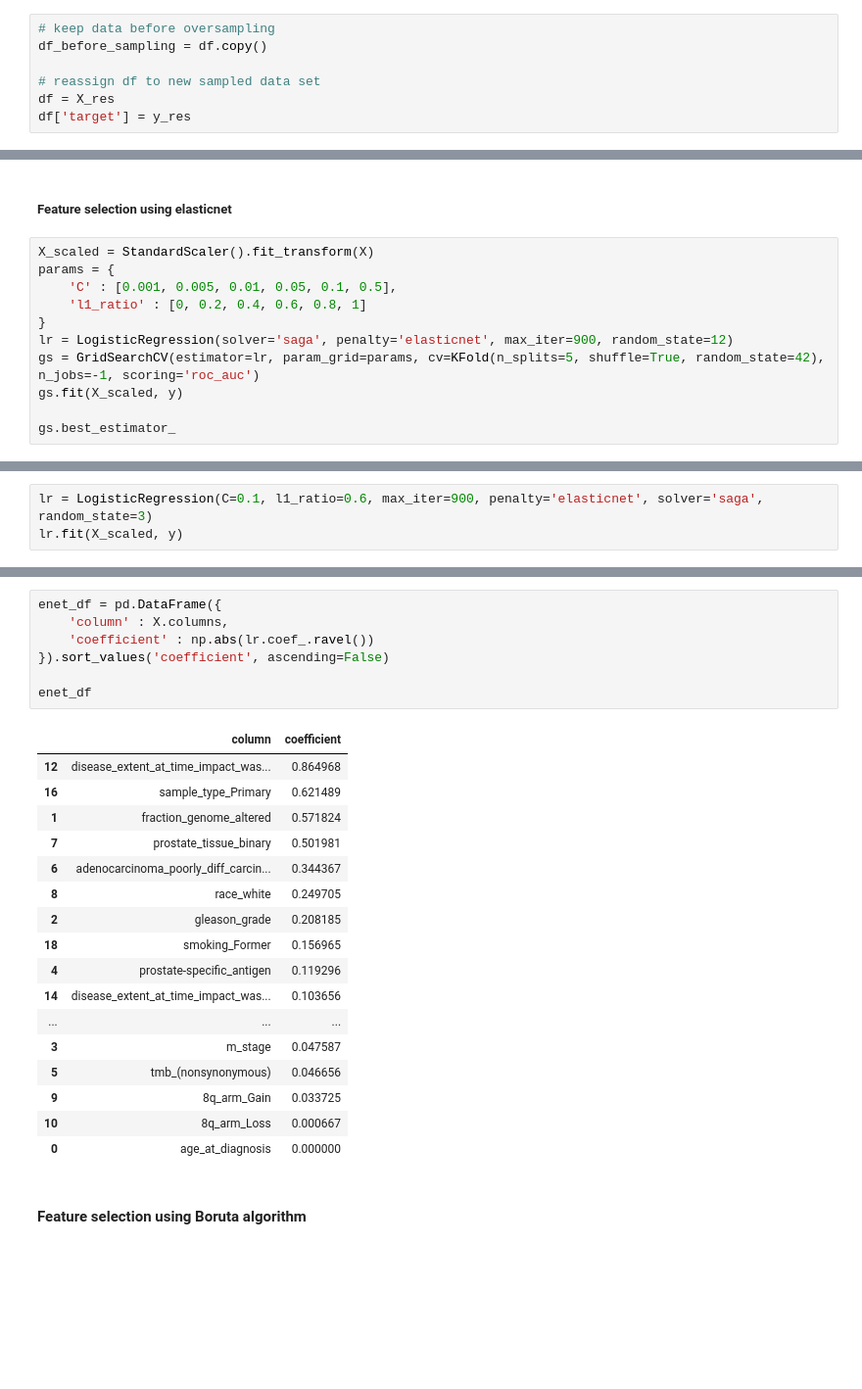
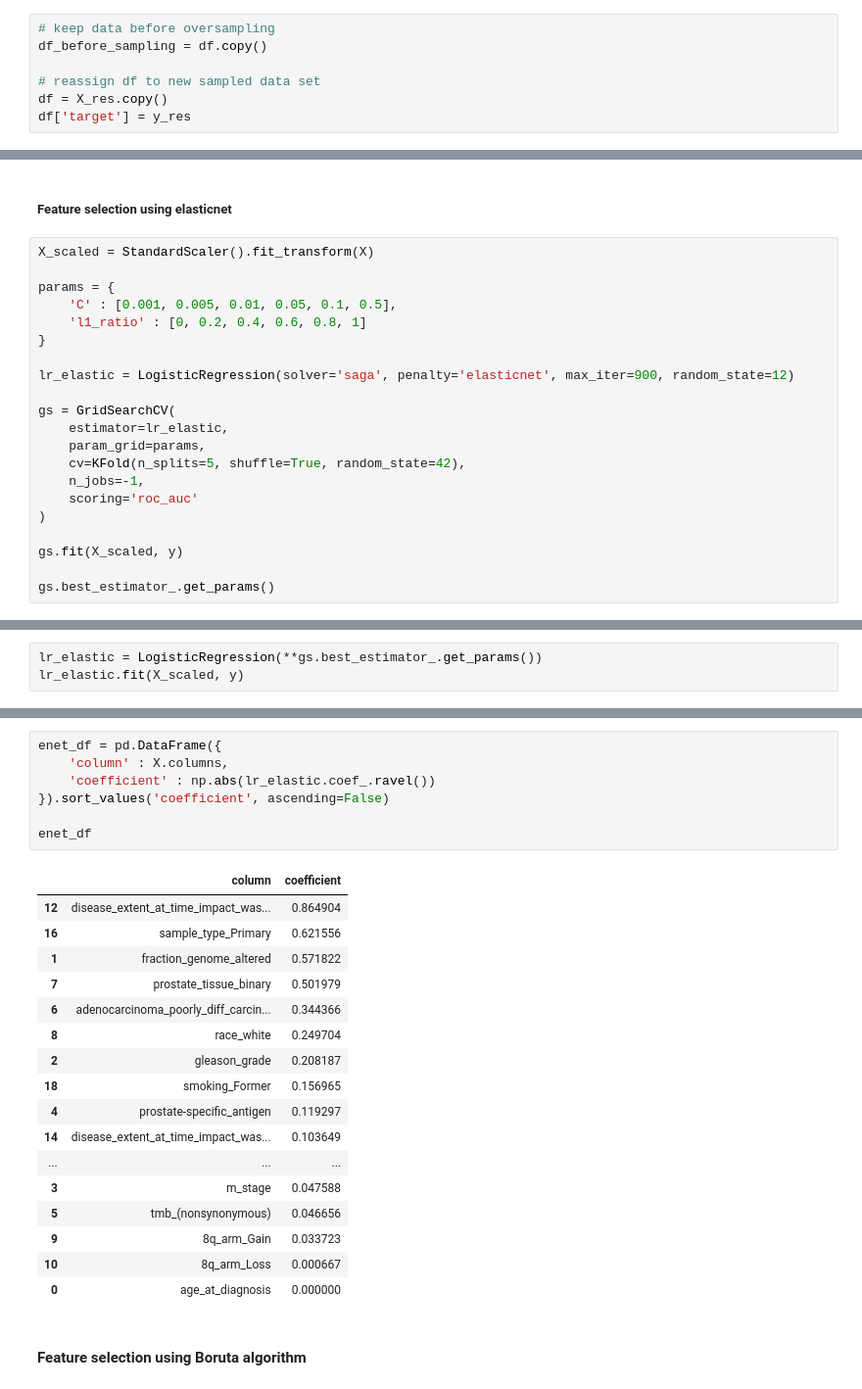
Before and after one commit to flemm0/Prca_patient_outcome_prediction, a Jupyter notebook: README.ipynb, the cells around one changed output, grey strips where cells are left out. Shown at 98% size. Saved outputs shown, nothing was run; the diff lists cells and outputs as text; blank space fills up the shorter version.

```diff
--- a/README.ipynb
+++ b/README.ipynb
@@ -275,7 +277,7 @@ X_res, y_res = sm.fit_resample(df.loc[:, df.columns != 'patients_vital_status'].
 df_before_sampling = df.copy()
 
 # reassign df to new sampled data set
-df = X_res
+df = X_res.copy()
 df['target'] = y_res
 # %%
 fig, ax = plt.subplots(figsize=(10,7))
@@ -621,13 +647,23 @@ Below, I test different regularization method and regularization strengths and e
 ##### Feature selection using elasticnet
 # %%
 X_scaled = StandardScaler().fit_transform(X)
+
 params = {
     'C' : [0.001, 0.005, 0.01, 0.05, 0.1, 0.5],
     'l1_ratio' : [0, 0.2, 0.4, 0.6, 0.8, 1]
 }
-lr = LogisticRegression(solver='saga', penalty='elasticnet', max_iter=900, random_state=12)
-gs = GridSearchCV(estimator=lr, param_grid=params, cv=KFold(n_splits=5, shuffle=True, random_state=42), n_jobs=-1, scoring='roc_auc')
+
+lr_elastic = LogisticRegression(solver='saga', penalty='elasticnet', max_iter=900, random_state=12)
+
+gs = GridSearchCV(
+    estimator=lr_elastic,
+    param_grid=params,
+    cv=KFold(n_splits=5, shuffle=True, random_state=42),
+    n_jobs=-1,
+    scoring='roc_auc'
+)
+
 gs.fit(X_scaled, y)
 
-gs.best_estimator_
+gs.best_estimator_.get_params()
 # %% [output]
@@ -636,3 +684,0 @@ LogisticRegression(C=0.1, l1_ratio=0.6, max_iter=900, penalty='elasticnet',
-# %%
-lr = LogisticRegression(C=0.1, l1_ratio=0.6, max_iter=900, penalty='elasticnet', solver='saga', random_state=3)
-lr.fit(X_scaled, y)
@@ -641,0 +685,3 @@ LogisticRegression(C=0.1, l1_ratio=0.6, max_iter=900, penalty='elasticnet',
+# %%
+lr_elastic = LogisticRegression(**gs.best_estimator_.get_params())
+lr_elastic.fit(X_scaled, y)
@@ -642,26 +691,26 @@ LogisticRegression(C=0.1, l1_ratio=0.6, max_iter=900, penalty='elasticnet',
 # %%
 enet_df = pd.DataFrame({
     'column' : X.columns,
-    'coefficient' : np.abs(lr.coef_.ravel())
+    'coefficient' : np.abs(lr_elastic.coef_.ravel())
 }).sort_values('coefficient', ascending=False)
 
 enet_df
 # %% [output]
 |  | column | coefficient |
-| 12 | disease_extent_at_time_impact_was... | 0.864968 |
-| 16 | sample_type_Primary | 0.621489 |
-| 1 | fraction_genome_altered | 0.571824 |
-| 7 | prostate_tissue_binary | 0.501981 |
-| 6 | adenocarcinoma_poorly_diff_carcin... | 0.344367 |
-| 8 | race_white | 0.249705 |
-| 2 | gleason_grade | 0.208185 |
+| 12 | disease_extent_at_time_impact_was... | 0.864904 |
+| 16 | sample_type_Primary | 0.621556 |
+| 1 | fraction_genome_altered | 0.571822 |
+| 7 | prostate_tissue_binary | 0.501979 |
+| 6 | adenocarcinoma_poorly_diff_carcin... | 0.344366 |
+| 8 | race_white | 0.249704 |
+| 2 | gleason_grade | 0.208187 |
 | 18 | smoking_Former | 0.156965 |
-| 4 | prostate-specific_antigen | 0.119296 |
-| 14 | disease_extent_at_time_impact_was... | 0.103656 |
+| 4 | prostate-specific_antigen | 0.119297 |
+| 14 | disease_extent_at_time_impact_was... | 0.103649 |
 | ... | ... | ... |
-| 3 | m_stage | 0.047587 |
+| 3 | m_stage | 0.047588 |
 | 5 | tmb_(nonsynonymous) | 0.046656 |
-| 9 | 8q_arm_Gain | 0.033725 |
+| 9 | 8q_arm_Gain | 0.033723 |
 | 10 | 8q_arm_Loss | 0.000667 |
 | 0 | age_at_diagnosis | 0.000000 |
 # %% [markdown]
```
Also changed, not shown: parts of 66 cells of this notebook, 17 other files.
